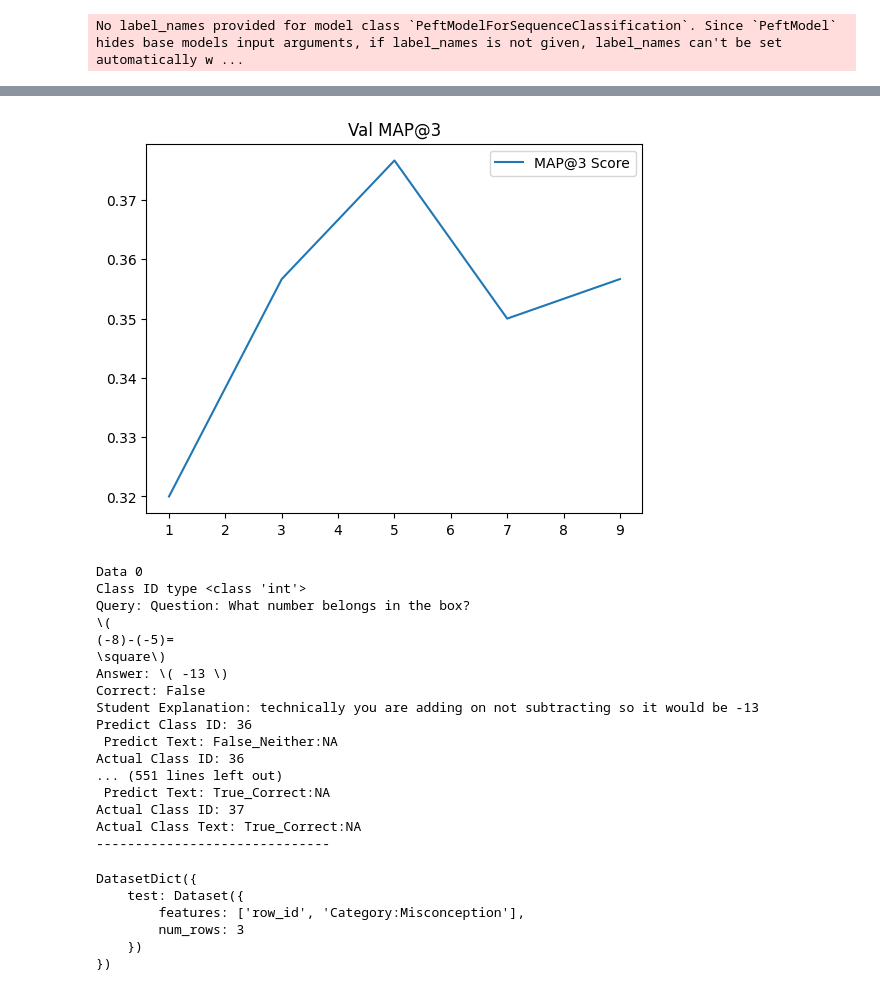
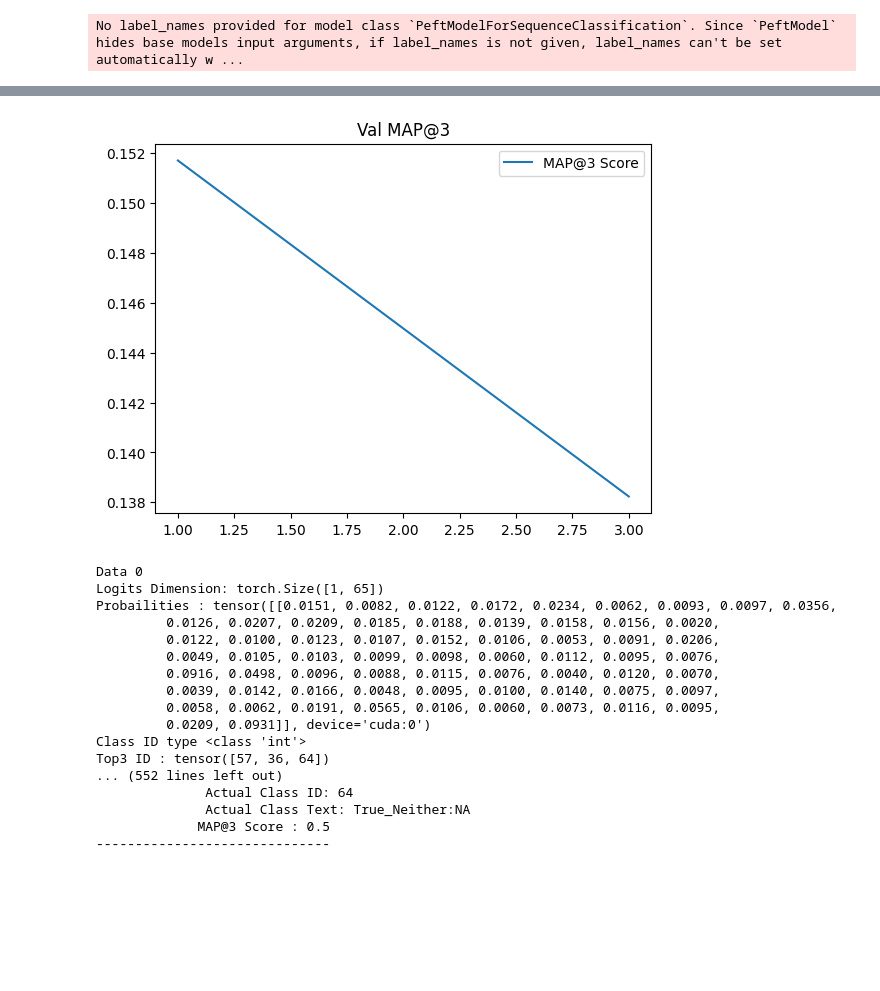
Before and after one commit to johnsonhk88/kaggle-Competition-MAP-Charting-Student-Math-Misunderstandings, a Jupyter notebook: src/student-math-misunderstand-by-llm-training.ipynb, the cells around one changed output, grey strips where cells are left out. Drawn from its saved outputs; the diff is of its cells as text; code cells hidden in the pictures; blank space fills up the shorter version.

```diff
--- a/src/student-math-misunderstand-by-llm-training.ipynb
+++ b/src/student-math-misunderstand-by-llm-training.ipynb
@@ -1155,6 +1499,6 @@ lora_config = LoraConfig(
         bias="none",
         target_modules = ["q_proj", "o_proj", "k_proj", "v_proj",
                       "gate_proj", "up_proj", "down_proj"],
-        # lora_dropout= 0.05,
+        lora_dropout= CFG.DROPOUT,
     )
 # %%
@@ -1170,0 +1520,10 @@ trl.__version__
+# %%
+N_SAMPLES = len(datasetDict["train"])  # Use train_df after the split
+STEPS_PER_EPOCH = (N_SAMPLES // CFG.per_device_train_batch_size ) #* CFG.maxEpoch
+VAL_STEPS_PER_EPOCH = len(datasetDict["val"]) // CFG.per_device_eval_batch_size
+TOTAL_STEPS = int(STEPS_PER_EPOCH * CFG.maxEpoch)
+NUM_WARMUP_STEPS = int(TOTAL_STEPS * 0.1)
+
+print(f'BATCH_SIZE: {CFG.per_device_train_batch_size}, N_SAMPLES: {N_SAMPLES}, STEPS_PER_EPOCH: {STEPS_PER_EPOCH}')
+print(f'NUM_WARMUP_STEPS: {NUM_WARMUP_STEPS}, TOTAL_STEPS: {TOTAL_STEPS}')
+print(f"Val Step per epoch: {VAL_STEPS_PER_EPOCH}")
@@ -1182,23 +1553,28 @@ trainArg = SFTConfig(
     gradient_accumulation_steps = CFG.gradient_accumulation_steps,
     eval_strategy= "steps",
     save_strategy= "steps",
-    warmup_steps=CFG.warmup_steps,
-    max_steps = CFG.maxTrainStep, # set max train step size
+    warmup_steps= NUM_WARMUP_STEPS, #CFG.warmup_steps,
+    max_steps = TOTAL_STEPS,  #CFG.maxTrainStep, # set max train step size
     learning_rate=CFG.learning_rate,
+    lr_scheduler_type="cosine", #"linear", #"cosine",
+    save_total_limit=1,
     fp16=True if torch_dtype == torch.float16 else False,   # use float16 precision ,  # INFER WITH FP16 BECAUSE KAGGLE IS T4 GPU
     bf16=True if torch_dtype == torch.bfloat16 else False,  # use bfloat16 precision, TRAIN WITH BF16 IF LOCAL GPU IS NEWER GPU
     # fp16=True,
     logging_steps= CFG.evalSteps,
     eval_steps = CFG.evalSteps,
-    optim="paged_adamw_8bit",
+    optim="adamw_8bit",  #"paged_adamw_8bit",
     report_to = CFG.reportTo,
     do_eval=True,                # Perform evaluation at the end of training
-    # weight_decay=0.01,
-    metric_for_best_model="map@3",
+    max_grad_norm=1.0,
+    weight_decay=CFG.weight_decay,
+    metric_for_best_model="map_3",
     greater_is_better=True,
-    # memory optimial
-    gradient_checkpointing=True,
-    gradient_checkpointing_kwargs={'use_reentrant':False}, # for Mulitple -GPU
+    # memory optimial (reduce GPU memory but slowdown train speed )
+    # gradient_checkpointing=True,
+    # gradient_checkpointing_kwargs={'use_reentrant':False}, # for Mulitple -GPU
+    load_best_model_at_end=True,
+    # deepspeed=CFG.deepspeedConfigFile, # config error
 
 
 )
@@ -1219,7 +1595,7 @@ trainer= SFTTrainer(
     peft_config = lora_config,
     # formatting_func=formatFuct,
     data_collator = data_collator,
-    compute_metrics= compute_metric
+    compute_metrics= compute_metric,
 
 
 )
@@ -1319,11 +1698,11 @@ plt.show()
 # %%
-trainloss = trainHistoryDF[~trainHistoryDF["eval_map@3"].isnull()]
-plt.plot(trainloss["eval_map@3"], label="MAP@3 Score")
+trainloss = trainHistoryDF[~trainHistoryDF["eval_map_3"].isnull()]
+plt.plot(trainloss["eval_map_3"], label="MAP@3 Score")
 plt.title("Val MAP@3")
 plt.legend()
 plt.show()
 # %% [output]
-[figure, old version]
+[figure, new version]
 # %%
 def testValDataset(ds, maxNumData=10):
     for i, data in enumerate(ds):
@@ -1343,30 +1756,21 @@ def testValDataset(ds, maxNumData=10):
         print("-"*30)
 # %%
-testValDataset(datasetDict["val"], 3)
+testValDataset(datasetDict["val"], 20 )
 # %% [output]
 Data 0
+Logits Dimension: torch.Size([1, 65])
+Probailities : tensor([[0.0151, 0.0082, 0.0122, 0.0172, 0.0234, 0.0062, 0.0093, 0.0097, 0.0356,
+         0.0126, 0.0207, 0.0209, 0.0185, 0.0188, 0.0139, 0.0158, 0.0156, 0.0020,
+         0.0122, 0.0100, 0.0123, 0.0107, 0.0152, 0.0106, 0.0053, 0.0091, 0.0206,
+         0.0049, 0.0105, 0.0103, 0.0099, 0.0098, 0.0060, 0.0112, 0.0095, 0.0076,
+         0.0916, 0.0498, 0.0096, 0.0088, 0.0115, 0.0076, 0.0040, 0.0120, 0.0070,
+         0.0039, 0.0142, 0.0166, 0.0048, 0.0095, 0.0100, 0.0140, 0.0075, 0.0097,
+         0.0058, 0.0062, 0.0191, 0.0565, 0.0106, 0.0060, 0.0073, 0.0116, 0.0095,
+         0.0209, 0.0931]], device='cuda:0')
 Class ID type <class 'int'>
-Query: Question: What number belongs in the box?
-\(
-(-8)-(-5)=
-\square\)
-Answer: \( -13 \)
-Correct: False
-Student Explanation: technically you are adding on not subtracting so it would be -13
-Predict Class ID: 36
- Predict Text: False_Neither:NA
-Actual Class ID: 36
-... (551 lines left out)
- Predict Text: True_Correct:NA
-Actual Class ID: 37
-Actual Class Text: True_Correct:NA
+Top3 ID : tensor([57, 36, 64])
+... (552 lines left out)
+              Actual Class ID: 64
+              Actual Class Text: True_Neither:NA
+             MAP@3 Score : 0.5
 ------------------------------
-# %%
-submitDict
-# %% [output]
-DatasetDict({
-    test: Dataset({
-        features: ['row_id', 'Category:Misconception'],
-        num_rows: 3
-    })
-})
```
Also changed, not shown: parts of 77 cells of this notebook, 2 other files.
